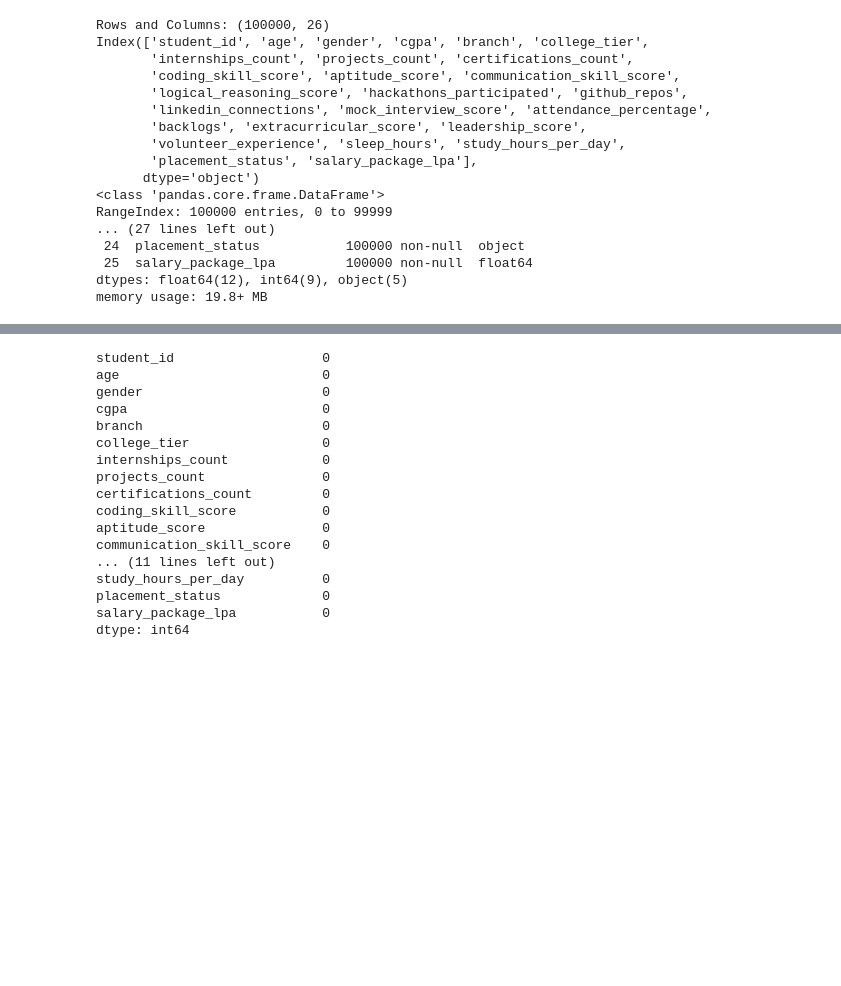
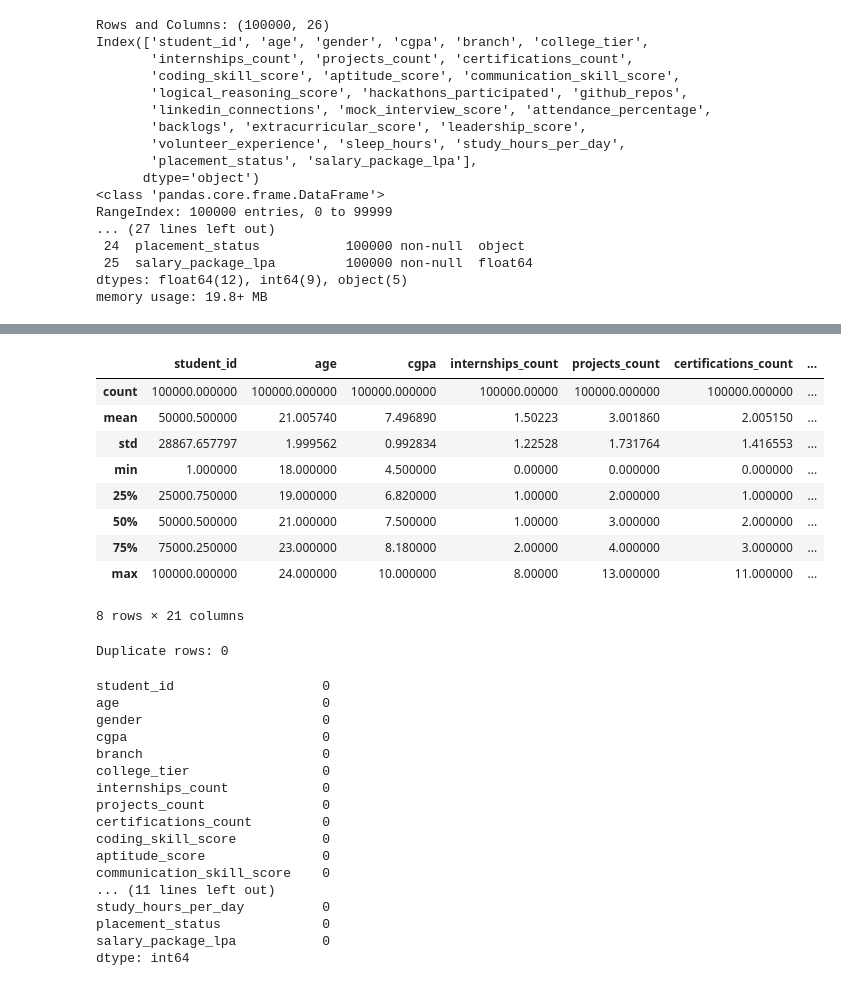
Before and after one commit to snehadas24062006-hue/Student-Placement-Prediction, a Jupyter notebook: Student_Placement_EDA.ipynb, the cells around one changed output, grey strips where cells are left out. Saved outputs shown, nothing was run; the diff lists cells and outputs as text; code cells hidden in the pictures; blank space fills up the shorter version.

```diff
--- a/Student_Placement_EDA.ipynb
+++ b/Student_Placement_EDA.ipynb
@@ -46,3 +67,22 @@ memory usage: 19.8+ MB
+# %%
+# Statistical summary
+df.describe()
+# %% [output]
+|  | student_id | age | cgpa | internships_count | projects_count | certifications_count | ... |
+| count | 100000.000000 | 100000.000000 | 100000.000000 | 100000.00000 | 100000.000000 | 100000.000000 | ... |
+| mean | 50000.500000 | 21.005740 | 7.496890 | 1.50223 | 3.001860 | 2.005150 | ... |
+| std | 28867.657797 | 1.999562 | 0.992834 | 1.22528 | 1.731764 | 1.416553 | ... |
+| min | 1.000000 | 18.000000 | 4.500000 | 0.00000 | 0.000000 | 0.000000 | ... |
+| 25% | 25000.750000 | 19.000000 | 6.820000 | 1.00000 | 2.000000 | 1.000000 | ... |
+| 50% | 50000.500000 | 21.000000 | 7.500000 | 1.00000 | 3.000000 | 2.000000 | ... |
+| 75% | 75000.250000 | 23.000000 | 8.180000 | 2.00000 | 4.000000 | 3.000000 | ... |
+| max | 100000.000000 | 24.000000 | 10.000000 | 8.00000 | 13.000000 | 11.000000 | ... |
+8 rows × 21 columns
+# %%
+# Check duplicate rows
+print("Duplicate rows:", df.duplicated().sum())
+# %% [output]
+Duplicate rows: 0
 # %%
 # Check missing values
 df.isnull().sum()
```
Also changed, not shown: parts of 5 cells of this notebook.
